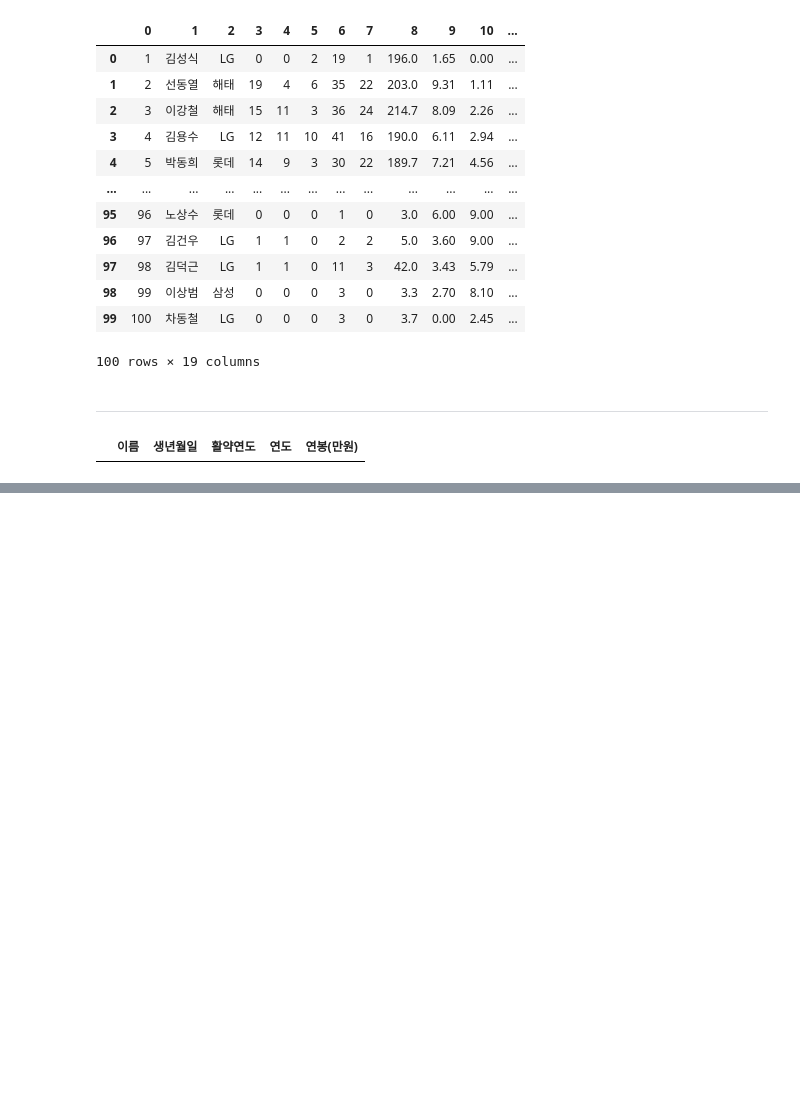
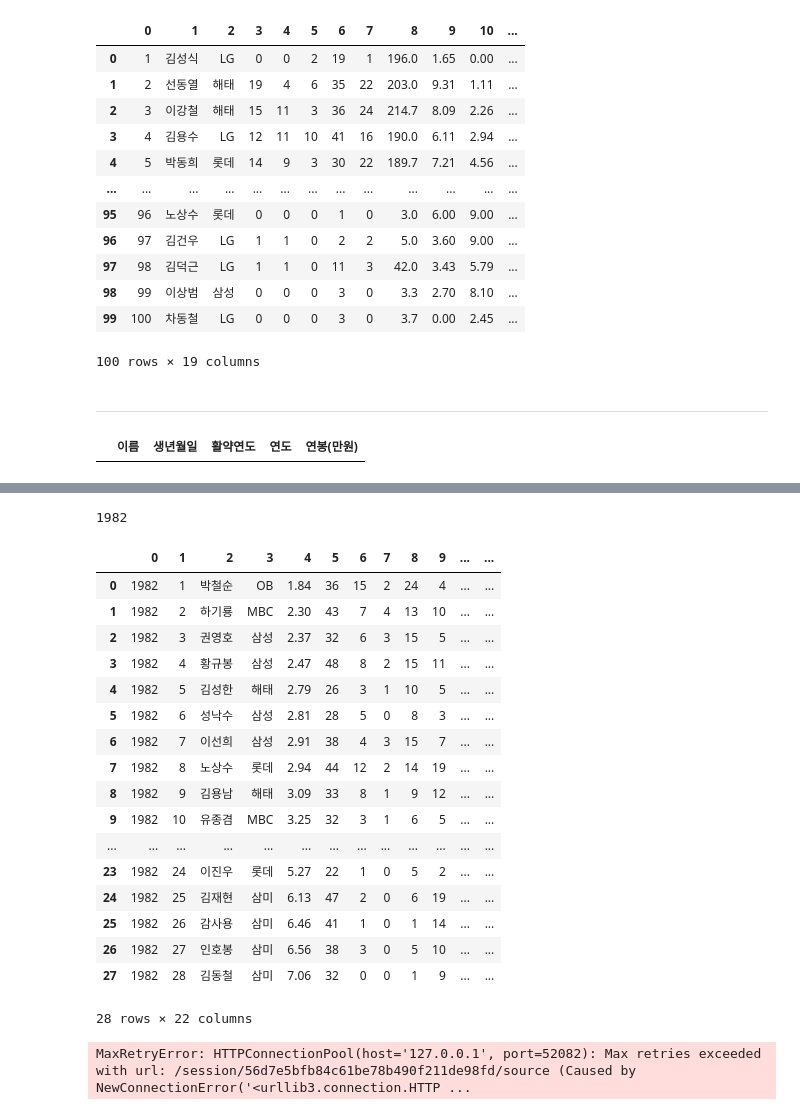
Before and after one commit to skadudd/adDev, a Jupyter notebook: DA_study/project/kbo_earnings.ipynb, the cells around one changed output, grey strips where cells are left out. Cells and saved outputs as stored; diff of their text form; code cells hidden in the pictures; blank space fills up the shorter version.

```diff
--- a/DA_study/project/kbo_earnings.ipynb
+++ b/DA_study/project/kbo_earnings.ipynb
@@ -112,0 +255,78 @@ df
+# %%
+url1 = "https://www.koreabaseball.com/Record/Player/PitcherBasic/Basic1.aspx?sort=ERA_RT"
+url2 = "https://www.koreabaseball.com/Record/Player/PitcherBasic/Basic2.aspx?sort=ERA_RT"
+
+
+def seleniums(url):
+
+    driver = webdriver.Chrome("/Users/young/Documents/chromedriver")
+    driver.get(url)
+
+    game_box = driver.find_element(By.CSS_SELECTOR,'#cphContents_cphContents_cphContents_ddlSeries_ddlSeries')
+    game_box.send_keys('KBO 정규시즌')
+    record_outer = []
+    for year in range(1982,1983):
+        time.sleep(1)
+        print(year)
+
+        driver.implicitly_wait(10)
+        season_box = driver.find_element(By.CSS_SELECTOR,'#cphContents_cphContents_cphContents_ddlSeason_ddlSeason')
+        season_box.send_keys(year)
+        time.sleep(1)
+
+        html = driver.page_source
+        soup = BeautifulSoup(html,'html.parser')
+        tf = soup.select('#cphContents_cphContents_cphContents_udpContent > div.record_result > table > tbody > tr')
+
+        for i in range(0,len(tf)):
+            line = re.split('\n',tf[i].text)
+            del line[0],line[-1]
+            line.insert(0,year)
+            record_outer.append(line)
+
+        driver.implicitly_wait(10)
+
+    # column_name = re.split('\n',tf[0].text)
+    # del column_name[0],column_name[-1]
+    # column_name.insert(0,'Year')
+
+    return record_outer
+
+
+record_outer = seleniums(url1)
+# %% [output]
+1982
+# %%
+pd.DataFrame(record_outer)
+# %% [output]
+|  | 0 | 1 | 2 | 3 | 4 | 5 | 6 | 7 | 8 | 9 | ... | ... |
+| 0 | 1982 | 1 | 박철순 | OB | 1.84 | 36 | 15 | 2 | 24 | 4 | ... | ... |
+| 1 | 1982 | 2 | 하기룡 | MBC | 2.30 | 43 | 7 | 4 | 13 | 10 | ... | ... |
+| 2 | 1982 | 3 | 권영호 | 삼성 | 2.37 | 32 | 6 | 3 | 15 | 5 | ... | ... |
+| 3 | 1982 | 4 | 황규봉 | 삼성 | 2.47 | 48 | 8 | 2 | 15 | 11 | ... | ... |
+| 4 | 1982 | 5 | 김성한 | 해태 | 2.79 | 26 | 3 | 1 | 10 | 5 | ... | ... |
+| 5 | 1982 | 6 | 성낙수 | 삼성 | 2.81 | 28 | 5 | 0 | 8 | 3 | ... | ... |
+| 6 | 1982 | 7 | 이선희 | 삼성 | 2.91 | 38 | 4 | 3 | 15 | 7 | ... | ... |
+| 7 | 1982 | 8 | 노상수 | 롯데 | 2.94 | 44 | 12 | 2 | 14 | 19 | ... | ... |
+| 8 | 1982 | 9 | 김용남 | 해태 | 3.09 | 33 | 8 | 1 | 9 | 12 | ... | ... |
+| 9 | 1982 | 10 | 유종겸 | MBC | 3.25 | 32 | 3 | 1 | 6 | 5 | ... | ... |
+| ... | ... | ... | ... | ... | ... | ... | ... | ... | ... | ... | ... | ... |
+| 23 | 1982 | 24 | 이진우 | 롯데 | 5.27 | 22 | 1 | 0 | 5 | 2 | ... | ... |
+| 24 | 1982 | 25 | 김재현 | 삼미 | 6.13 | 47 | 2 | 0 | 6 | 19 | ... | ... |
+| 25 | 1982 | 26 | 감사용 | 삼미 | 6.46 | 41 | 1 | 0 | 1 | 14 | ... | ... |
+| 26 | 1982 | 27 | 인호봉 | 삼미 | 6.56 | 38 | 3 | 0 | 5 | 10 | ... | ... |
+| 27 | 1982 | 28 | 김동철 | 삼미 | 7.06 | 32 | 0 | 0 | 1 | 9 | ... | ... |
+28 rows × 22 columns
+# %%
+html = driver.page_source
+soup = BeautifulSoup(html,'html.parser')
+tf = soup.select('#cphContents_cphContents_cphContents_udpContent > div.record_result > table > tbody > tr')
+
+
+line = re.split('\n',tf[0].text)
+del line[0],line[-1]
+line.insert(0,year)
+
+line
+# %% [output]
+MaxRetryError: HTTPConnectionPool(host='127.0.0.1', port=52082): Max retries exceeded with url: /session/56d7e5bfb84c61be78b490f211de98fd/source (Caused by NewConnectionError('<urllib3.connection.HTTP ...
```
Also changed, not shown: parts of 21 cells of this notebook.
